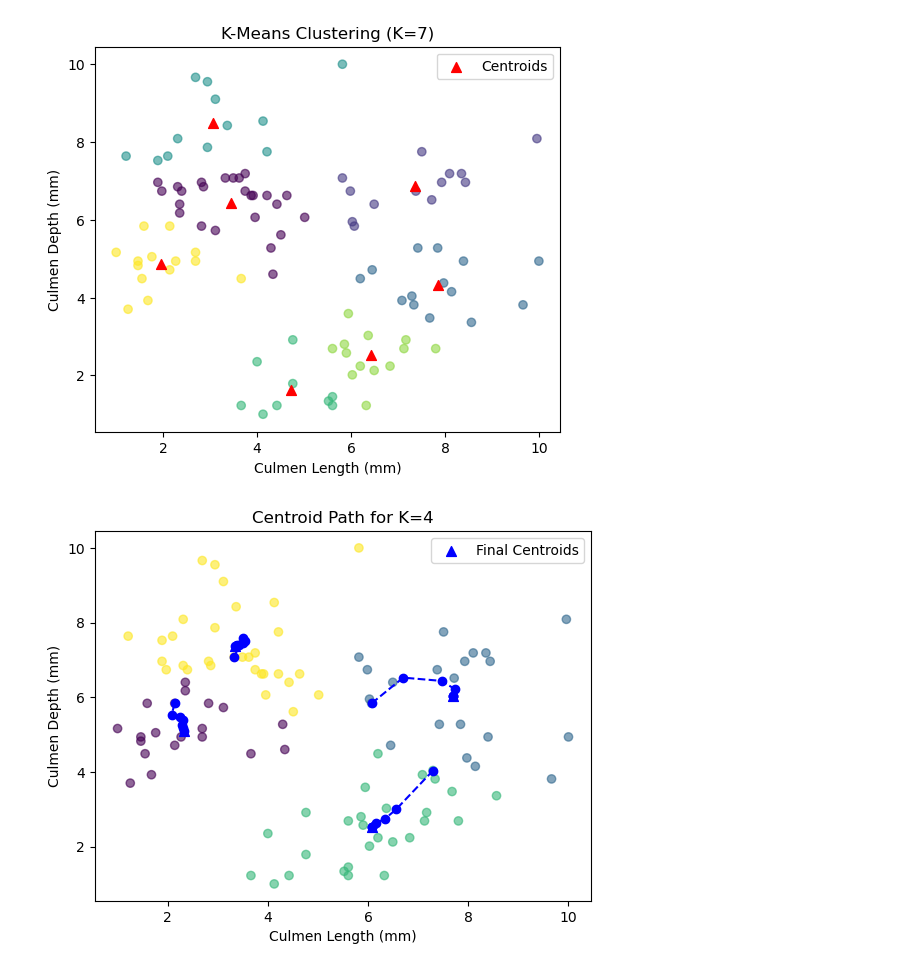
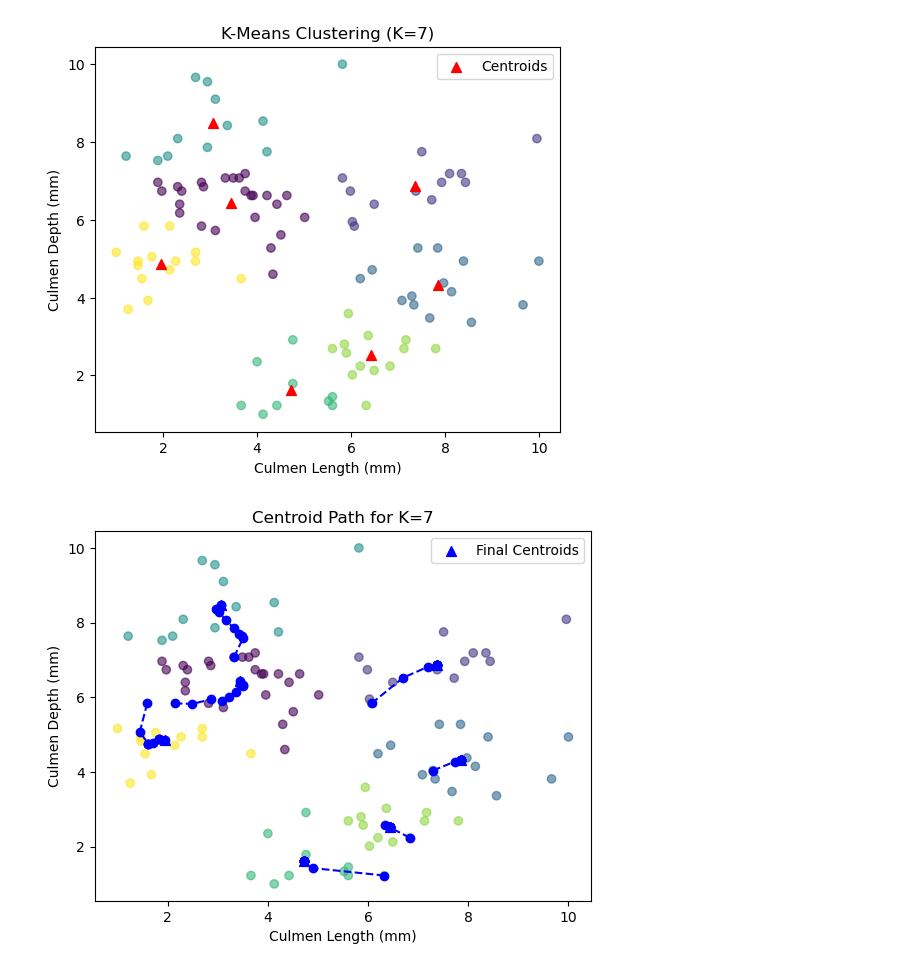
Before and after one commit to jvnthny-espiritu/ml-courseworks, a Jupyter notebook: k-means-activity/james/kmeans-james.ipynb, the cells around one changed output. Cells and saved outputs as stored; diff of their text form; code cells hidden in the pictures.

```diff
--- a/k-means-activity/james/kmeans-james.ipynb
+++ b/k-means-activity/james/kmeans-james.ipynb
@@ -163,19 +163,19 @@ for k in range(1, 8):
 [figure]
 [figure]
 # %%
-k = 4
+k = 7
 labels, centroids, _, centroid_history = kmeans(X, k, track_path=True)
 
 plt.scatter(X[:, 0], X[:, 1], c=labels, cmap='viridis', alpha=0.6)
 for i in range(k):
     history = np.array([c[i] for c in centroid_history])
     plt.plot(history[:, 0], history[:, 1], 'b--', marker='o')
 
 plt.scatter(centroids[:, 0], centroids[:, 1], c='blue', marker='^', s=50, label='Final Centroids')
 plt.xlabel("Culmen Length (mm)")
 plt.ylabel("Culmen Depth (mm)")
-plt.title("Centroid Path for K=4")
+plt.title("Centroid Path for K=7")
 plt.legend()
 plt.show()
 # %% [output]
-[figure, old version]
+[figure, new version]
```
Also changed, not shown: parts of 1 cell of this notebook.
